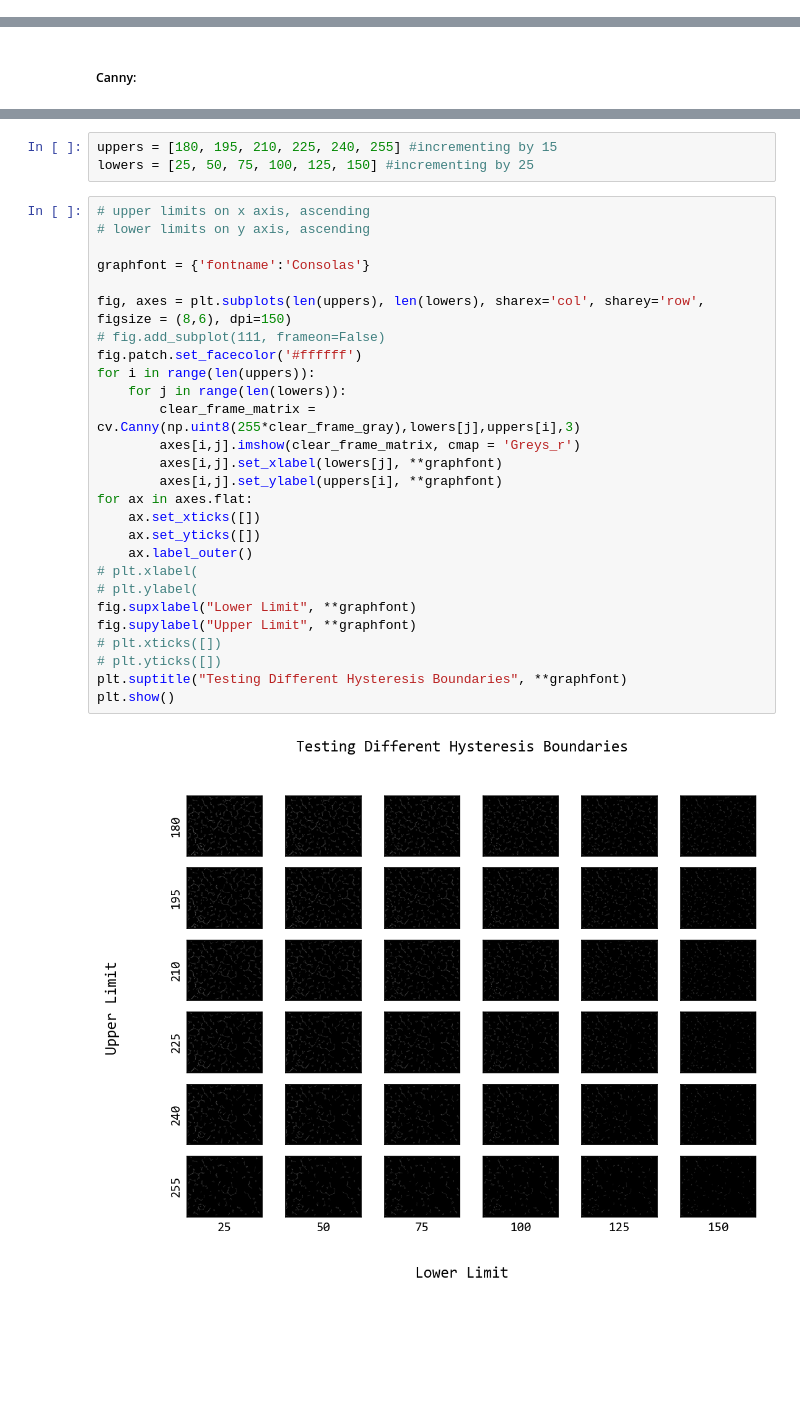
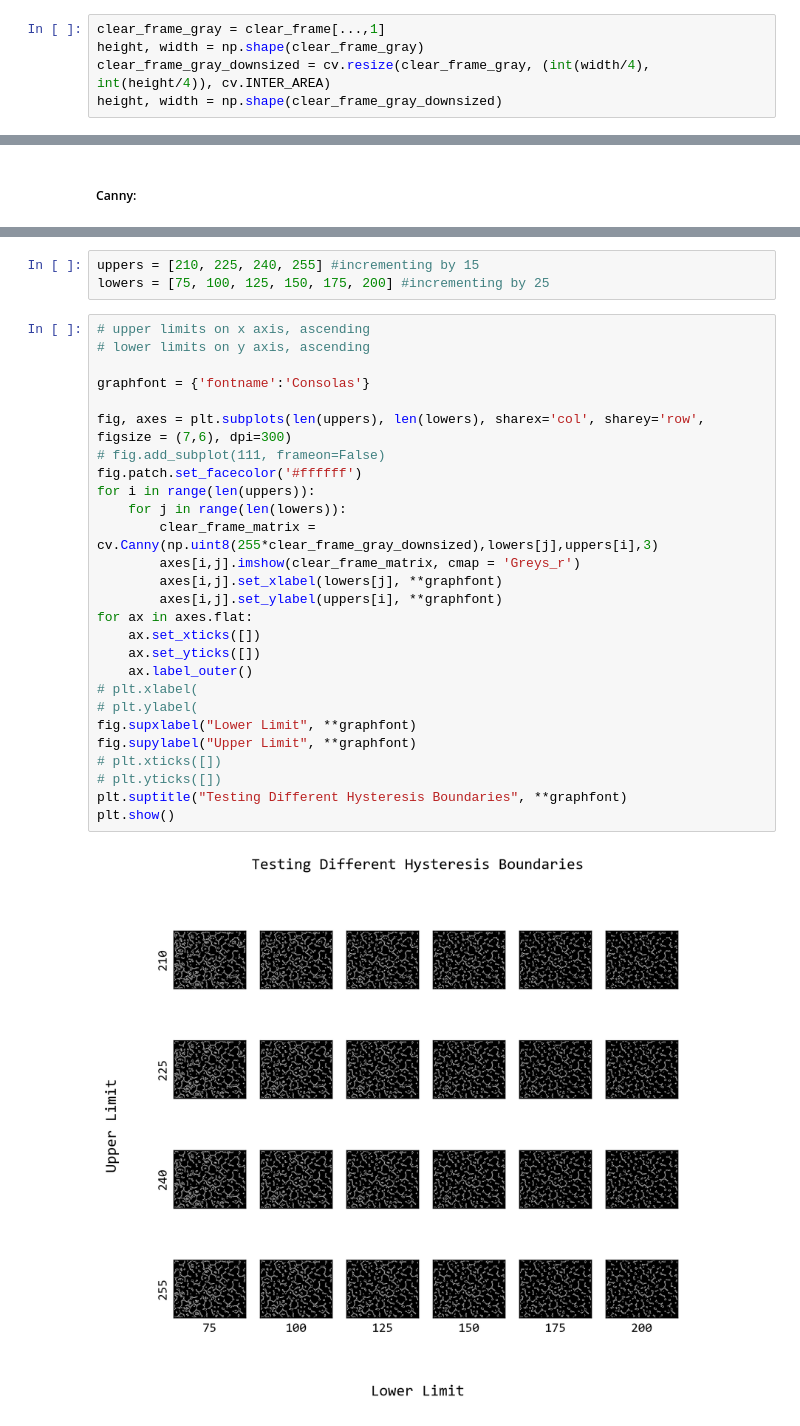
Before and after one commit to johnmays/convection-cell-research, a Jupyter notebook: image_processing/canny_edge.ipynb, the cells around one changed output, grey strips where cells are left out. Drawn from its saved outputs; the diff is of its cells as text; blank space fills up the shorter version.

Commit message:
found much more promising edges with downsized image

```diff
--- a/image_processing/canny_edge.ipynb
+++ b/image_processing/canny_edge.ipynb
@@ -26 +24,6 @@ clear_frame_gray = clear_frame[...,1]
+# %%
+clear_frame_gray = clear_frame[...,1]
+height, width = np.shape(clear_frame_gray)
+clear_frame_gray_downsized = cv.resize(clear_frame_gray, (int(width/4), int(height/4)), cv.INTER_AREA)
+height, width = np.shape(clear_frame_gray_downsized)
 # %%
@@ -62,32 +65,32 @@ plt.colorbar();
 # %%
-uppers = [180, 195, 210, 225, 240, 255] #incrementing by 15
-lowers = [25, 50, 75, 100, 125, 150] #incrementing by 25
+uppers = [210, 225, 240, 255] #incrementing by 15
+lowers = [75, 100, 125, 150, 175, 200] #incrementing by 25
 # %%
 # upper limits on x axis, ascending
 # lower limits on y axis, ascending
 
 graphfont = {'fontname':'Consolas'}
 
-fig, axes = plt.subplots(len(uppers), len(lowers), sharex='col', sharey='row', figsize = (8,6), dpi=150)
+fig, axes = plt.subplots(len(uppers), len(lowers), sharex='col', sharey='row', figsize = (7,6), dpi=300)
 # fig.add_subplot(111, frameon=False)
 fig.patch.set_facecolor('#ffffff')
 for i in range(len(uppers)):
     for j in range(len(lowers)):
-        clear_frame_matrix = cv.Canny(np.uint8(255*clear_frame_gray),lowers[j],uppers[i],3)
+        clear_frame_matrix = cv.Canny(np.uint8(255*clear_frame_gray_downsized),lowers[j],uppers[i],3)
         axes[i,j].imshow(clear_frame_matrix, cmap = 'Greys_r')
         axes[i,j].set_xlabel(lowers[j], **graphfont)
         axes[i,j].set_ylabel(uppers[i], **graphfont)
 for ax in axes.flat:
     ax.set_xticks([])
     ax.set_yticks([])
     ax.label_outer()
 # plt.xlabel(
 # plt.ylabel(
 fig.supxlabel("Lower Limit", **graphfont)
 fig.supylabel("Upper Limit", **graphfont)
 # plt.xticks([])
 # plt.yticks([])
 plt.suptitle("Testing Different Hysteresis Boundaries", **graphfont)
 plt.show()
 # %% [output]
-[figure, old version]
+[figure, new version]
```
Also changed, not shown: parts of 10 cells of this notebook.
